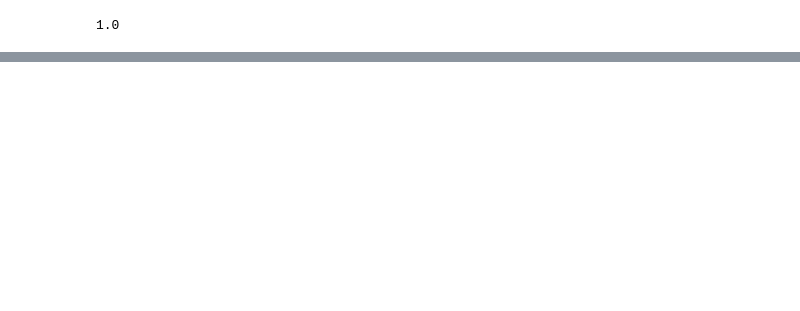
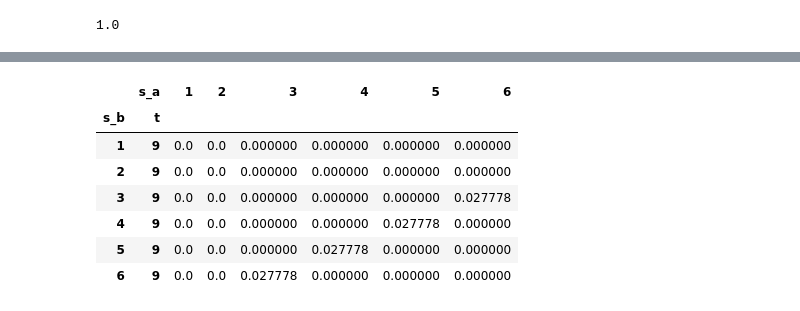
Before and after one commit to vahndi/probability, a Jupyter notebook: examples/notebooks/brml/chapter_01__probabilistic_reasoning.ipynb, the cells around one changed output, grey strips where cells are left out. Cells and saved outputs as stored; diff of their text form; code cells hidden in the pictures; blank space fills up the shorter version.

```diff
--- a/examples/notebooks/brml/chapter_01__probabilistic_reasoning.ipynb
+++ b/examples/notebooks/brml/chapter_01__probabilistic_reasoning.ipynb
@@ -316,0 +452,8 @@ alice__and__bob__and__occupied.given(alice=True, occupied=True).p(bob=False)
+# %%
+s_a__s_b = Discrete.from_probs(
+    data = {
+        (a, b): 1 / 36
+        for a, b in product(range(1, 7), range(1, 7))
+    },
+    variables=['s_a', 's_b']
+)
@@ -316,0 +493,11 @@ alice__and__bob__and__occupied.given(alice=True, occupied=True).p(bob=False)
+# %%
+t_9__s_a__s_b.data.unstack('s_a')
+# %% [output]
+|  | s_a | 1 | 2 | 3 | 4 | 5 | 6 |
+| s_b | t |  |  |  |  |  |  |
+| 1 | 9 | 0.0 | 0.0 | 0.000000 | 0.000000 | 0.000000 | 0.000000 |
+| 2 | 9 | 0.0 | 0.0 | 0.000000 | 0.000000 | 0.000000 | 0.000000 |
+| 3 | 9 | 0.0 | 0.0 | 0.000000 | 0.000000 | 0.000000 | 0.027778 |
+| 4 | 9 | 0.0 | 0.0 | 0.000000 | 0.000000 | 0.027778 | 0.000000 |
+| 5 | 9 | 0.0 | 0.0 | 0.000000 | 0.027778 | 0.000000 | 0.000000 |
+| 6 | 9 | 0.0 | 0.0 | 0.027778 | 0.000000 | 0.000000 | 0.000000 |
```
Also changed, not shown: parts of 38 cells of this notebook, 1 other file.
